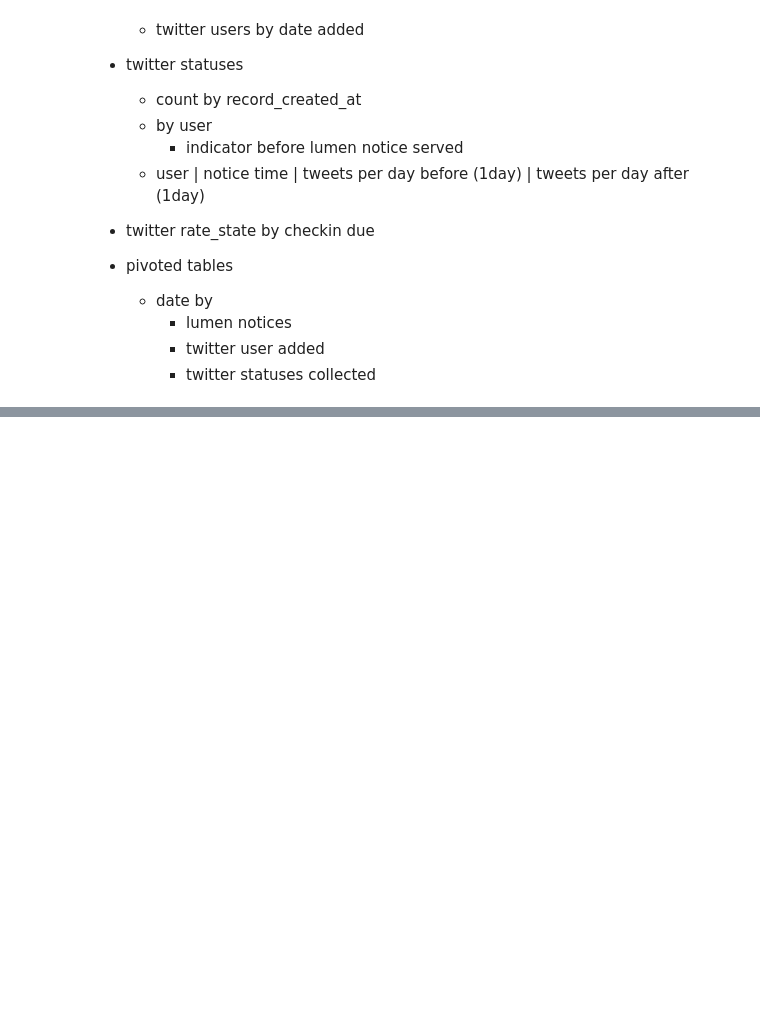
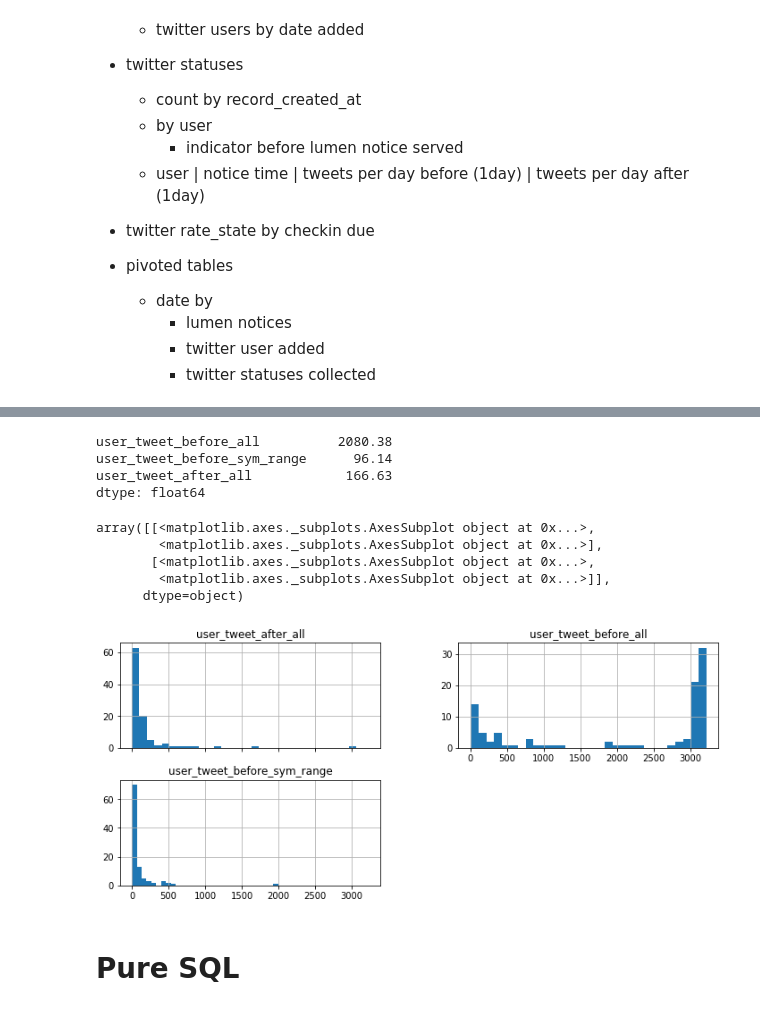
Before and after one commit to citizensandtech/CivilServant, a Jupyter notebook: utils/twitter_observational_analysis_controller2.ipynb, the cells around one changed output, grey strips where cells are left out. Drawn from its saved outputs; the diff is of its cells as text; code cells hidden in the pictures; blank space fills up the shorter version.

```diff
--- a/utils/twitter_observational_analysis_controller2.ipynb
+++ b/utils/twitter_observational_analysis_controller2.ipynb
@@ -43,2 +149,43 @@ db_engine = create_engine("mysql://{user}:{password}@{host}/{database}".format(
+# %%
+experiment_end_date = datetime.datetime(2018,10,2)
+udf = None
+
+for uid, udf in user_tweet_series.groupby('user_id'):
+    udf = udf
+    break
+# %%
+def count_before_all(udf):
+    return udf[udf['tweet_date'] < udf['notice_date']].count()['tweet_date']
+
+def count_after_all(udf):
+    return udf[udf['tweet_date'] >= udf['notice_date']].count()['tweet_date']
+
+def count_before_sym_range(udf):
+    return udf[(udf['notice_date'] - udf['tweet_date'] <= collection_range) & (udf['tweet_date'] < udf['notice_date'])].count()['tweet_date']
+# %%
+user_tweet_before_all = user_tweet_series.groupby('user_id').apply(count_before_all)
+user_tweet_before_sym_range = user_tweet_series.groupby('user_id').apply(count_before_sym_range)
+user_tweet_after_all = user_tweet_series.groupby('user_id').apply(count_after_all)
+# %%
+user_tweet_counts = pd.concat([user_tweet_before_all, user_tweet_before_sym_range, user_tweet_after_all], axis=1)
+user_tweet_counts.columns = ['user_tweet_before_all', 'user_tweet_before_sym_range', 'user_tweet_after_all']
+# %%
+user_tweet_counts.mean()
+# %% [output]
+user_tweet_before_all          2080.38
+user_tweet_before_sym_range      96.14
+user_tweet_after_all            166.63
+dtype: float64
+# %%
+user_tweet_counts.hist(figsize=(12,5), bins=30, sharex=True)
+# %% [output]
+array([[<matplotlib.axes._subplots.AxesSubplot object at 0x...>,
+        <matplotlib.axes._subplots.AxesSubplot object at 0x...>],
+       [<matplotlib.axes._subplots.AxesSubplot object at 0x...>,
+        <matplotlib.axes._subplots.AxesSubplot object at 0x...>]],
+      dtype=object)
+[figure, added]
+# %% [markdown]
+# Pure SQL
 # %%
 lum_not_sql = '''SELECT date(date_received) as dr, count(date(date_received))
```
Also changed, not shown: parts of 17 cells of this notebook, 2 other files.
